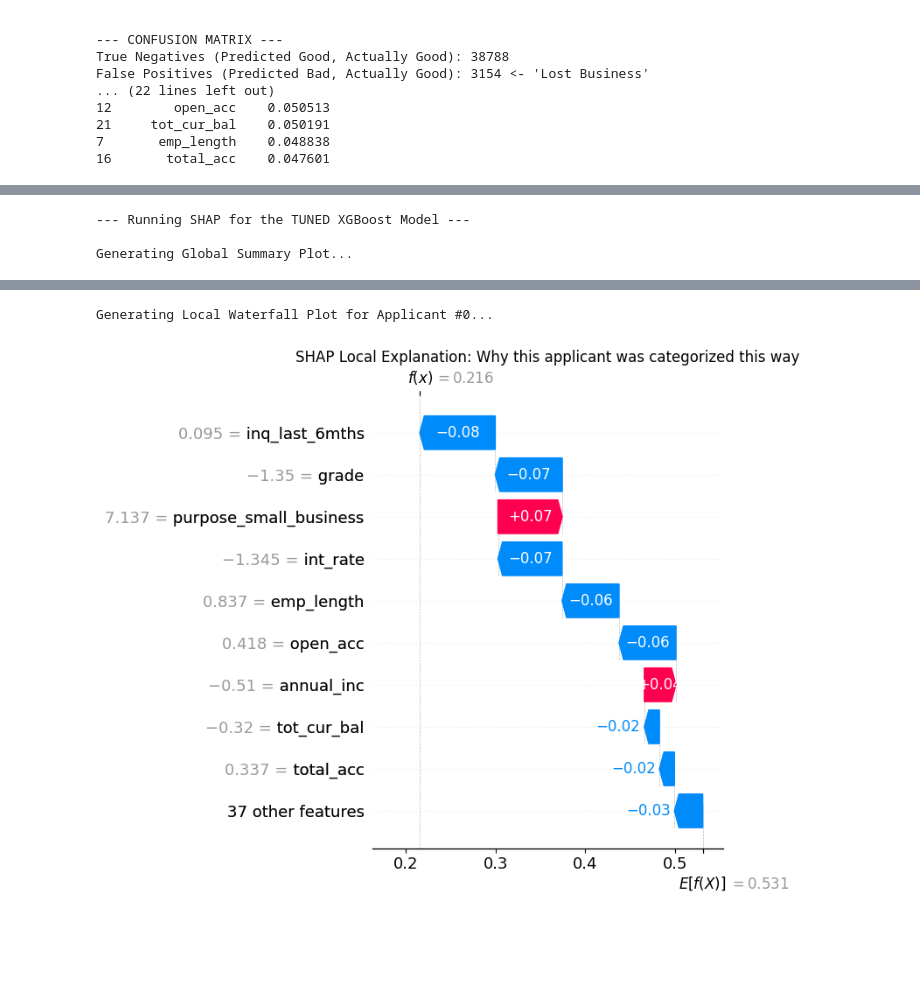
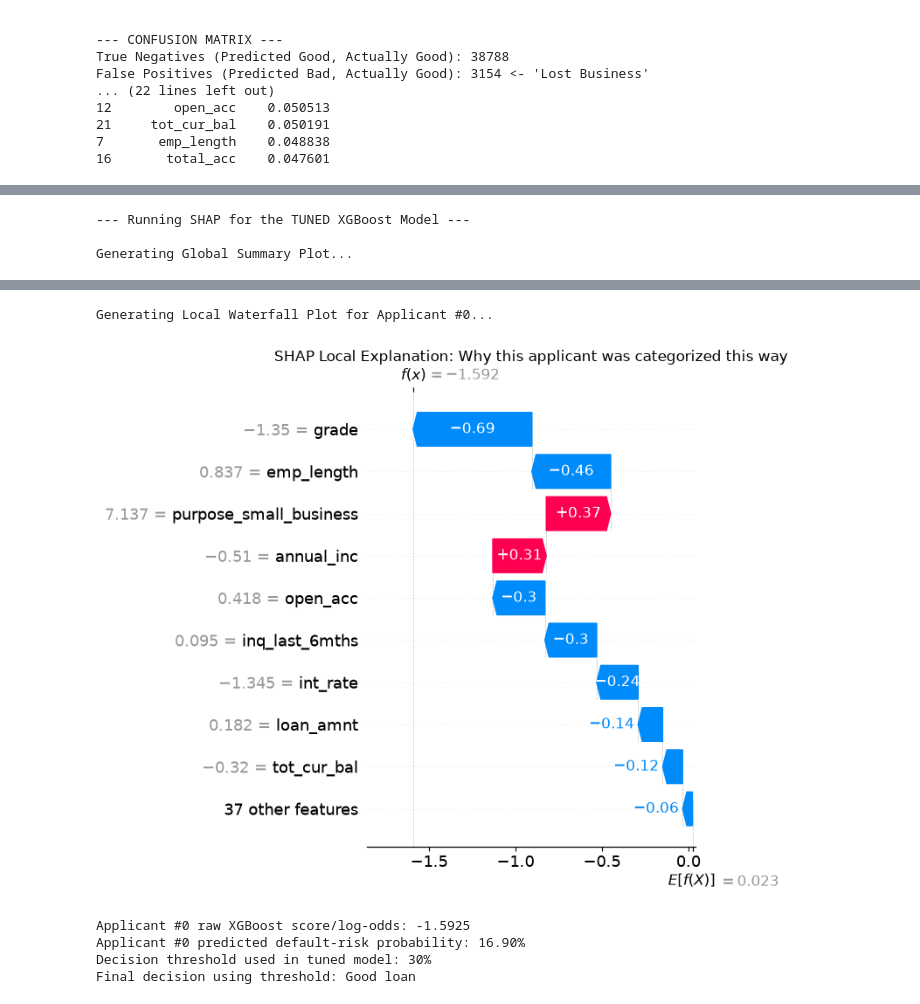
Before and after one commit to xianxianren/TML-Project, a Jupyter notebook: 1.ipynb, the cells around one changed output, grey strips where cells are left out. Saved outputs shown, nothing was run; the diff lists cells and outputs as text; code cells hidden in the pictures; blank space fills up the shorter version.

Commit message:
feat: add scipy.special.expit and update XGBoost performance metrics in notebook

```diff
--- a/1.ipynb
+++ b/1.ipynb
@@ -571,20 +573,37 @@ False Positives (Predicted Bad,  Actually Good): 10214 <- 'Lost Business'
 # %%
+
 print("--- Running SHAP for the TUNED XGBoost Model ---")
 
-# 1. Initialize the SHAP Explainer
-# We specify model_output='probability' so SHAP explains the 0-100% risk score
-explainer = shap.TreeExplainer(xgb_tuned, data=X_train_balanced, model_output='probability', feature_perturbation='interventional')
+# FIX:
+# Do not use model_output="probability" together with tree_path_dependent.
+# SHAP only supports probability output with feature_perturbation="interventional".
+# But your current setup is failing in the interventional/categorical-split path,
+# so we explain the RAW XGBoost output instead.
+explainer = shap.TreeExplainer(
+    xgb_tuned,
+    feature_perturbation="tree_path_dependent",
+    model_output="raw"
+)
 
-# 2. Calculate SHAP values for a sample
-# Taking a random sample of 1,000 for faster performance
-X_test_sample = X_test_scaled.sample(n=1000, random_state=42)
-shap_values = explainer.shap_values(X_test_sample)
+# Take a sample for faster performance.
+sample_size = min(1000, len(X_test_scaled))
+X_test_sample = X_test_scaled.sample(n=sample_size, random_state=42)
+
+# Calculate SHAP values for the sample
+shap_values = explainer.shap_values(X_test_sample, check_additivity=False)
+
+# Safety handling in case SHAP returns a list for class outputs
+expected_value = explainer.expected_value
+if isinstance(shap_values, list):
+    shap_values = shap_values[1]
+    expected_value = expected_value[1]
+
+expected_value = float(np.array(expected_value).ravel()[0])
 
 # ==========================================
 # CHART 1: GLOBAL SUMMARY PLOT
 # ==========================================
 print("\nGenerating Global Summary Plot...")
-# This visualizes the 'Banker's Policy' across all customers
 plt.figure(figsize=(10, 6))
 shap.summary_plot(shap_values, X_test_sample, show=False)
 plt.title("SHAP Global Summary: What drives default risk in the tuned model?")
@@ -595,21 +614,26 @@ plt.show()
 # CHART 2: LOCAL WATERFALL PLOT
 # ==========================================
 print("\nGenerating Local Waterfall Plot for Applicant #0...")
-# This explains exactly why Applicant #0 was approved or rejected
-# We calculate the SHAP base value specifically for the probability output
-expected_value = explainer.expected_value
 
-# Create the Explanation object
-explanation = shap.Explanation(values=shap_values[0],
-                               base_values=expected_value,
-                               data=X_test_sample.iloc[0],
-                               feature_names=X_test_sample.columns)
+explanation = shap.Explanation(
+    values=shap_values[0],
+    base_values=expected_value,
+    data=X_test_sample.iloc[0].values,
+    feature_names=X_test_sample.columns
+)
 
-plt.figure(figsize=(10, 6))
 shap.plots.waterfall(explanation, show=False)
 plt.title("SHAP Local Explanation: Why this applicant was categorized this way")
 plt.tight_layout()
 plt.show()
+
+raw_score = expected_value + shap_values[0].sum()
+risk_probability = expit(raw_score)
+
+print(f"\nApplicant #0 raw XGBoost score/log-odds: {raw_score:.4f}")
+print(f"Applicant #0 predicted default-risk probability: {risk_probability:.2%}")
+print(f"Decision threshold used in tuned model: {custom_threshold:.0%}")
+print(f"Final decision using threshold: {'Bad loan / default risk' if risk_probability >= custom_threshold else 'Good loan'}")
 # %% [output]
 --- Running SHAP for the TUNED XGBoost Model ---
 
@@ -618,2 +642,6 @@ Generating Global Summary Plot...
 Generating Local Waterfall Plot for Applicant #0...
-[figure, old version]
+[figure, new version]
+Applicant #0 raw XGBoost score/log-odds: -1.5925
+Applicant #0 predicted default-risk probability: 16.90%
+Decision threshold used in tuned model: 30%
+Final decision using threshold: Good loan
```
Also changed, not shown: parts of 5 cells of this notebook, 1 other file.
